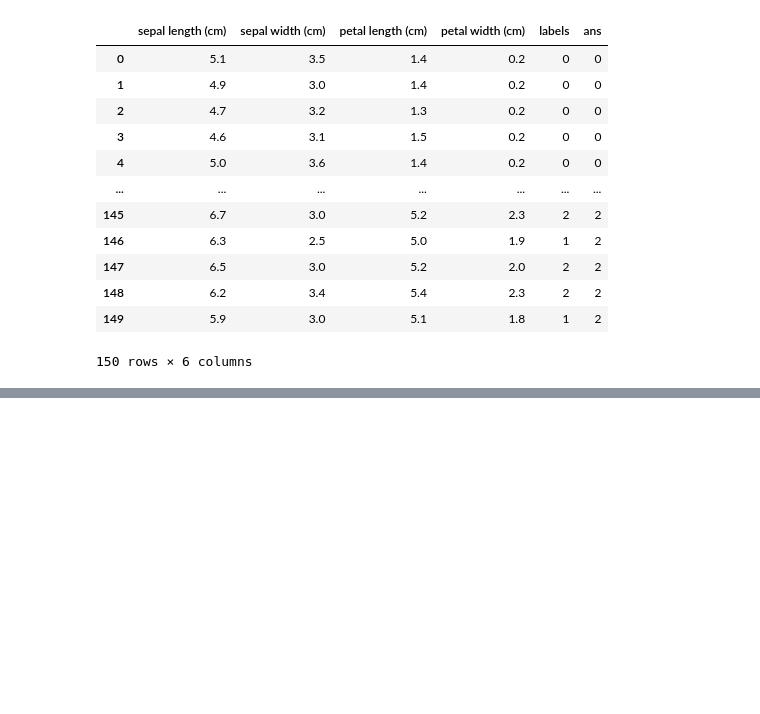
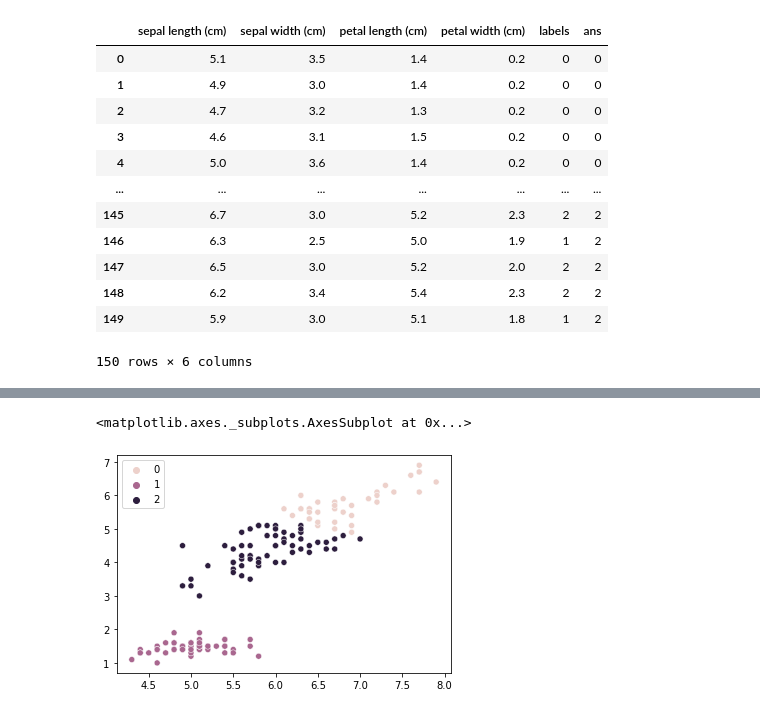
Before and after one commit to yihong1011/TibameML, a Jupyter notebook: cluster.ipynb, the cells around one changed output, grey strips where cells are left out. Saved outputs shown, nothing was run; the diff lists cells and outputs as text; code cells hidden in the pictures; blank space fills up the shorter version.

```diff
--- a/cluster.ipynb
+++ b/cluster.ipynb
@@ -51,0 +91,11 @@ df
+# %%
+# 自己的訓練結果
+s1 = iris["data"][:, 0]# 取花瓣長度
+p1 = iris["data"][:, 2]# 取花萼長度
+test = KMeans(n_clusters=3)
+test.fit(iris["data"])
+
+sns.scatterplot(s1, p1, hue=test.labels_)
+# %% [output]
+<matplotlib.axes._subplots.AxesSubplot at 0x...>
+[figure, added]
```
Also changed, not shown: parts of 2 cells of this notebook.
